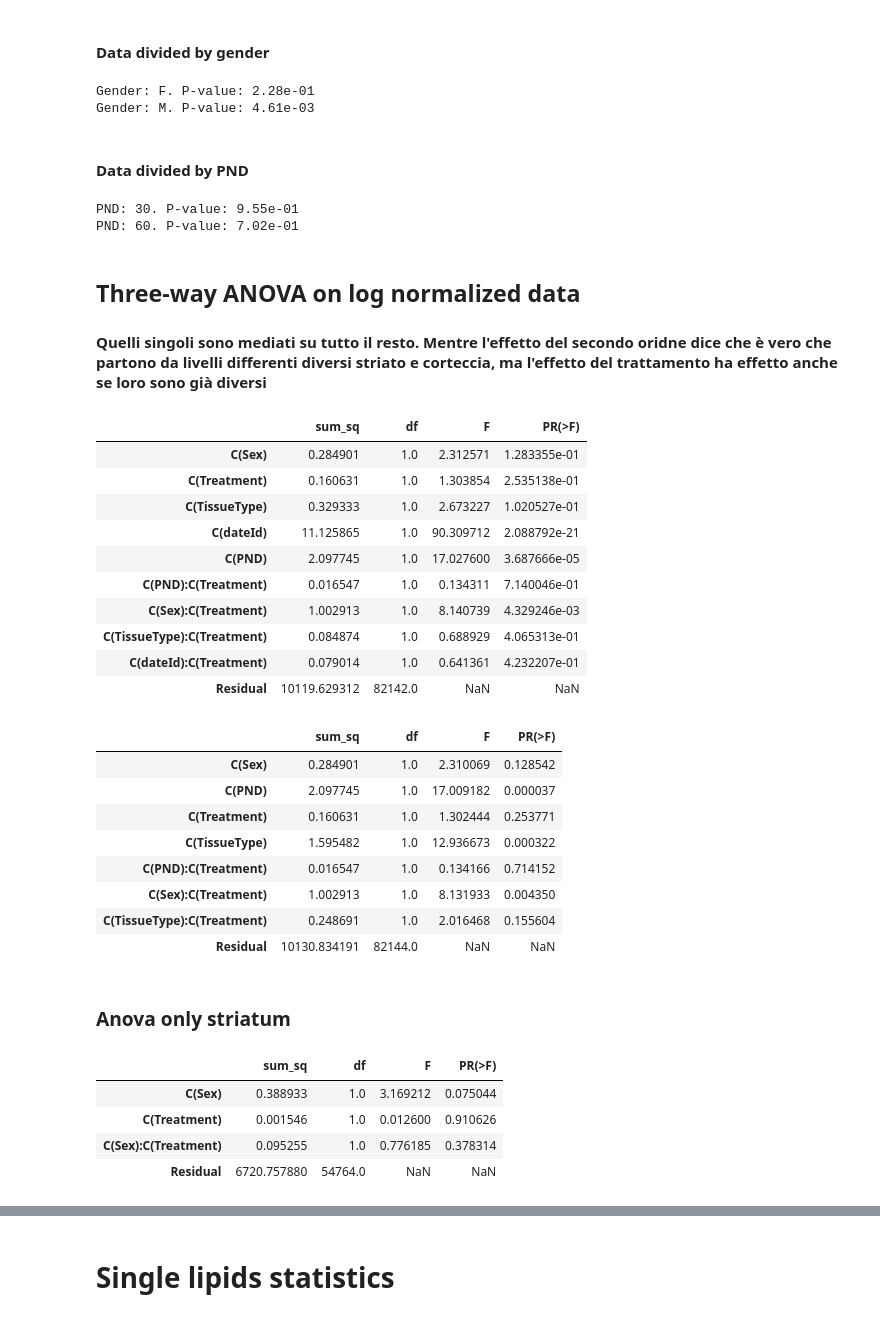
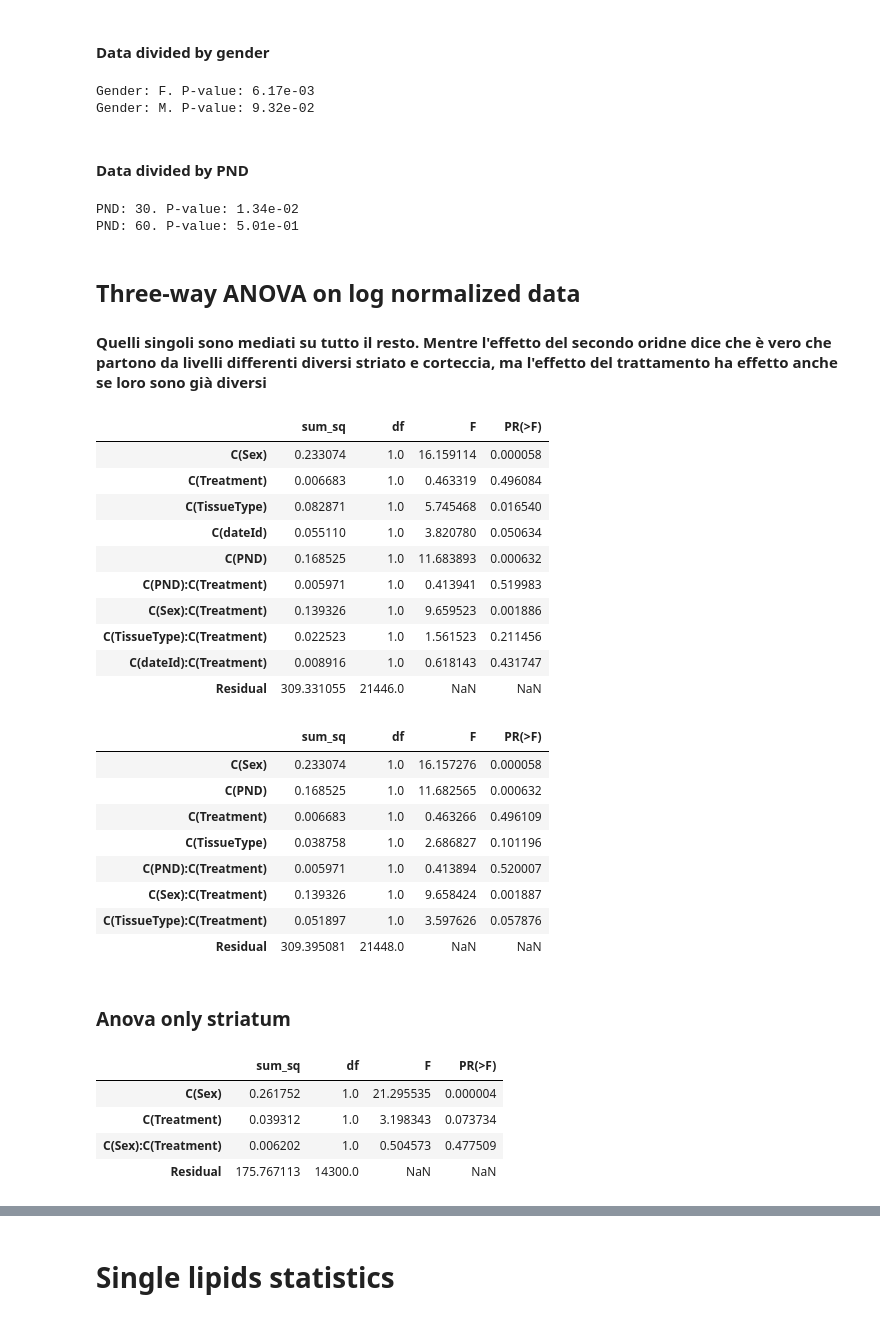
Before and after one commit to Ivan2nn/Lypidomics2, a Jupyter notebook: analysis-filtered-lipids.ipynb, the cells around one changed output, grey strips where cells are left out. Cells and saved outputs as stored; diff of their text form; code cells hidden in the pictures.

```diff
--- a/analysis-filtered-lipids.ipynb
+++ b/analysis-filtered-lipids.ipynb
@@ -57,7 +37,7 @@ print(test_enc_name)
 # %% [output]
 _BatchCorTrue_NanRemTrue_minmax
 # %%
-# with open(os.path.join('results','significant_lipids_pls2_treatment'+test_enc_name+'.txt'),'r') as f:
-    # lipid_names = f.read().splitlines()
-# print(lipid_names)
-# print(len(lipid_names))
+with open(os.path.join('results','significant_lipids_pls2_treatment'+test_enc_name+'.txt'),'r') as f:
+    lipid_names = f.read().splitlines()
+print(lipid_names)
+print(len(lipid_names))
@@ -70,4 +55,3 @@ sns.set(style = 'whitegrid')
 # %%
 data_tmp = pd.read_excel(os.path.join(data_path,'raw_data.xlsx'))
 data_tmp.head()
-lipid_names = np.unique(data_tmp['Individual Lipid Species'])
@@ -321,8 +320,8 @@ for g in sex:
 
     print(f'Gender: {g}. P-value: {ttest_ind(a,b).pvalue:.2e}')
 # %% [output]
-Gender: F. P-value: 2.28e-01
-Gender: M. P-value: 4.61e-03
+Gender: F. P-value: 6.17e-03
+Gender: M. P-value: 9.32e-02
 # %% [markdown]
 #### Data divided by PND
 # %%
@@ -335,40 +334,40 @@ for p in pnd:
 
     print(f'PND: {p}. P-value: {ranksums(a,b).pvalue:.2e}')
 # %% [output]
-PND: 30. P-value: 9.55e-01
-PND: 60. P-value: 7.02e-01
+PND: 30. P-value: 1.34e-02
+PND: 60. P-value: 5.01e-01
 # %% [markdown]
 ## Three-way ANOVA on log normalized data
 
 #### Quelli singoli sono mediati su tutto il resto. Mentre l'effetto del secondo oridne dice che è vero che partono da livelli differenti diversi striato e corteccia, ma l'effetto del trattamento ha effetto anche se loro sono già diversi
 # %%
-model = ols('log_scaled_area ~ C(Sex) + C(Treatment) + C(TissueType) + C(dateId) + C(PND) + C(PND):C(Treatment) + C(Sex):C(Treatment) + C(TissueType):C(Treatment) + C(dateId):C(Treatment)', data=data).fit()
+model = ols('log_scaled_area ~ C(Sex) + C(Treatment) + C(TissueType) + C(dateId) + C(PND) + C(PND)*C(Treatment) + C(Sex)*C(Treatment) + C(TissueType)*C(Treatment) + C(dateId)*C(Treatment)', data=data).fit()
 sm.stats.anova_lm(model, typ=2)
 # %% [output]
 |  | sum_sq | df | F | PR(>F) |
-| C(Sex) | 0.284901 | 1.0 | 2.312571 | 1.283355e-01 |
-| C(Treatment) | 0.160631 | 1.0 | 1.303854 | 2.535138e-01 |
-| C(TissueType) | 0.329333 | 1.0 | 2.673227 | 1.020527e-01 |
-| C(dateId) | 11.125865 | 1.0 | 90.309712 | 2.088792e-21 |
-| C(PND) | 2.097745 | 1.0 | 17.027600 | 3.687666e-05 |
-| C(PND):C(Treatment) | 0.016547 | 1.0 | 0.134311 | 7.140046e-01 |
-| C(Sex):C(Treatment) | 1.002913 | 1.0 | 8.140739 | 4.329246e-03 |
-| C(TissueType):C(Treatment) | 0.084874 | 1.0 | 0.688929 | 4.065313e-01 |
-| C(dateId):C(Treatment) | 0.079014 | 1.0 | 0.641361 | 4.232207e-01 |
-| Residual | 10119.629312 | 82142.0 | NaN | NaN |
+| C(Sex) | 0.233074 | 1.0 | 16.159114 | 0.000058 |
+| C(Treatment) | 0.006683 | 1.0 | 0.463319 | 0.496084 |
+| C(TissueType) | 0.082871 | 1.0 | 5.745468 | 0.016540 |
+| C(dateId) | 0.055110 | 1.0 | 3.820780 | 0.050634 |
+| C(PND) | 0.168525 | 1.0 | 11.683893 | 0.000632 |
+| C(PND):C(Treatment) | 0.005971 | 1.0 | 0.413941 | 0.519983 |
+| C(Sex):C(Treatment) | 0.139326 | 1.0 | 9.659523 | 0.001886 |
+| C(TissueType):C(Treatment) | 0.022523 | 1.0 | 1.561523 | 0.211456 |
+| C(dateId):C(Treatment) | 0.008916 | 1.0 | 0.618143 | 0.431747 |
+| Residual | 309.331055 | 21446.0 | NaN | NaN |
 # %%
 model = ols('log_scaled_area ~ C(Sex) + C(PND) + C(Treatment) + C(TissueType) + C(PND):C(Treatment) + C(Sex):C(Treatment) + C(TissueType):C(Treatment)', data=data).fit()
 sm.stats.anova_lm(model, typ=2)
 # %% [output]
 |  | sum_sq | df | F | PR(>F) |
-| C(Sex) | 0.284901 | 1.0 | 2.310069 | 0.128542 |
-| C(PND) | 2.097745 | 1.0 | 17.009182 | 0.000037 |
-| C(Treatment) | 0.160631 | 1.0 | 1.302444 | 0.253771 |
-| C(TissueType) | 1.595482 | 1.0 | 12.936673 | 0.000322 |
-| C(PND):C(Treatment) | 0.016547 | 1.0 | 0.134166 | 0.714152 |
-| C(Sex):C(Treatment) | 1.002913 | 1.0 | 8.131933 | 0.004350 |
-| C(TissueType):C(Treatment) | 0.248691 | 1.0 | 2.016468 | 0.155604 |
-| Residual | 10130.834191 | 82144.0 | NaN | NaN |
+| C(Sex) | 0.233074 | 1.0 | 16.157276 | 0.000058 |
+| C(PND) | 0.168525 | 1.0 | 11.682565 | 0.000632 |
+| C(Treatment) | 0.006683 | 1.0 | 0.463266 | 0.496109 |
+| C(TissueType) | 0.038758 | 1.0 | 2.686827 | 0.101196 |
+| C(PND):C(Treatment) | 0.005971 | 1.0 | 0.413894 | 0.520007 |
+| C(Sex):C(Treatment) | 0.139326 | 1.0 | 9.658424 | 0.001887 |
+| C(TissueType):C(Treatment) | 0.051897 | 1.0 | 3.597626 | 0.057876 |
+| Residual | 309.395081 | 21448.0 | NaN | NaN |
 # %% [markdown]
 ### Anova only striatum
 # %%
@@ -378,10 +377,10 @@ model = ols('log_scaled_area ~ C(Sex) + C(Treatment)  + C(Sex):C(Treatment)', da
 sm.stats.anova_lm(model, typ=2)
 # %% [output]
 |  | sum_sq | df | F | PR(>F) |
-| C(Sex) | 0.388933 | 1.0 | 3.169212 | 0.075044 |
-| C(Treatment) | 0.001546 | 1.0 | 0.012600 | 0.910626 |
-| C(Sex):C(Treatment) | 0.095255 | 1.0 | 0.776185 | 0.378314 |
-| Residual | 6720.757880 | 54764.0 | NaN | NaN |
+| C(Sex) | 0.261752 | 1.0 | 21.295535 | 0.000004 |
+| C(Treatment) | 0.039312 | 1.0 | 3.198343 | 0.073734 |
+| C(Sex):C(Treatment) | 0.006202 | 1.0 | 0.504573 | 0.477509 |
+| Residual | 175.767113 | 14300.0 | NaN | NaN |
 # %%
 model = ols('log_scaled_area ~ C(Sex) + C(PND) + C(Treatment)+ C(PND):C(Treatment) + C(Sex):C(Treatment)', data=data_striatum).fit()
 sm.stats.anova_lm(model, typ=2)
```
Also changed, not shown: parts of 34 cells of this notebook, 9 other files.
